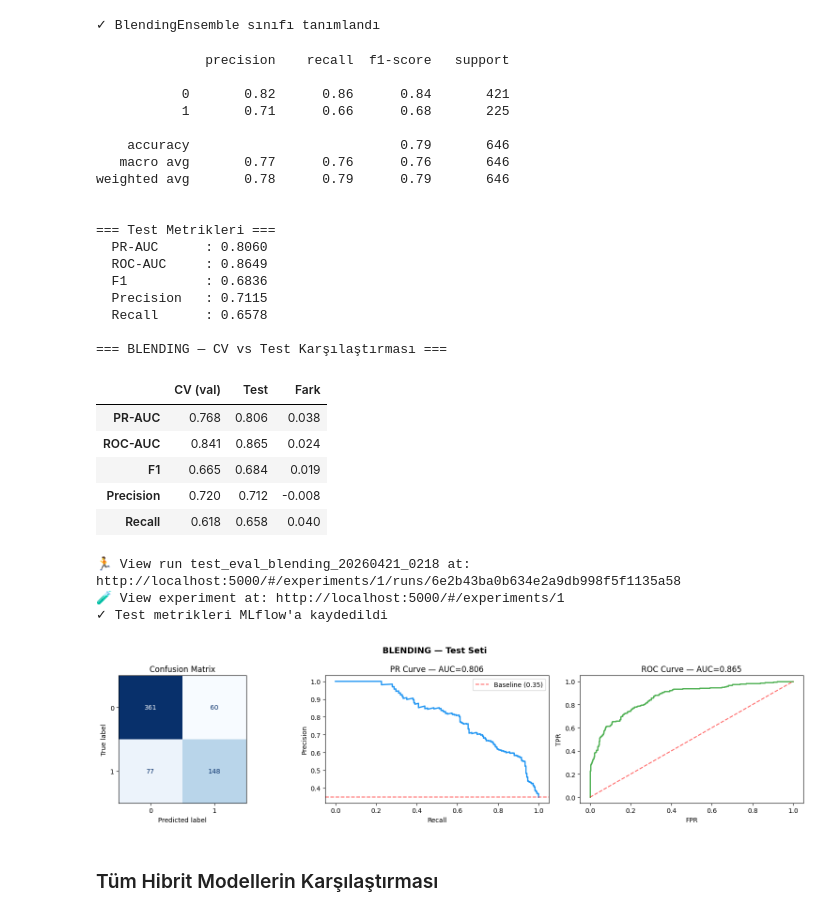
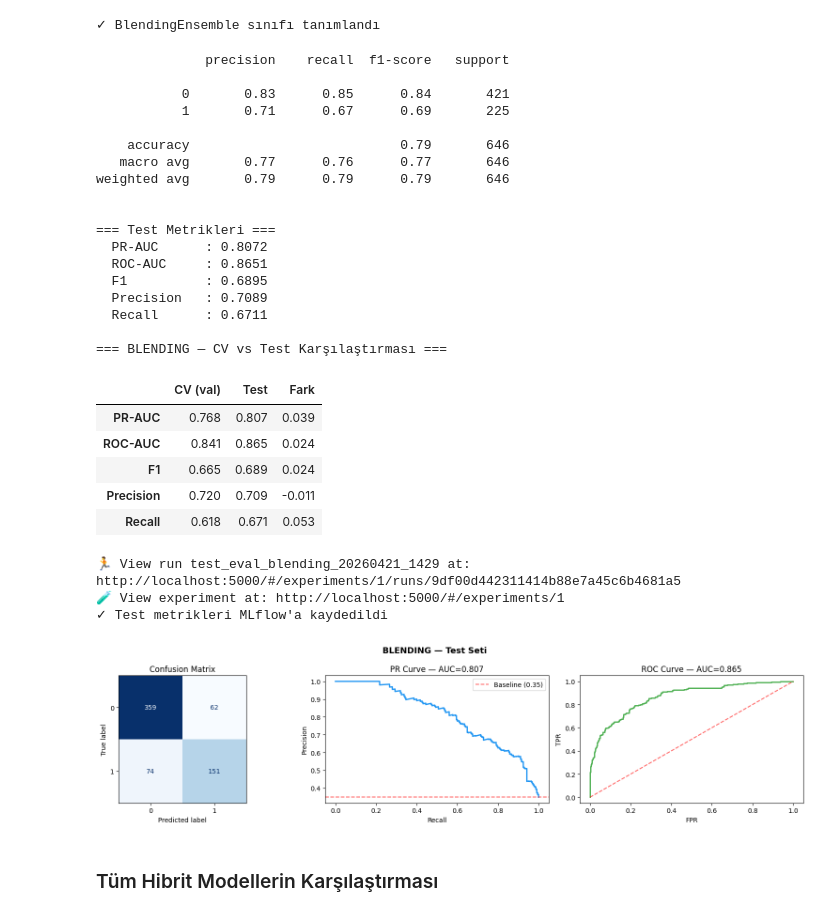
Before and after one commit to UgurIpekduzen/tmdb-hit-classifier, a Jupyter notebook: example.ipynb, the cells around one changed output. Saved outputs shown, nothing was run; the diff lists cells and outputs as text; code cells hidden in the pictures.

```diff
--- a/example.ipynb
+++ b/example.ipynb
@@ -434,12 +435,12 @@ LGBM baseline'da en güçlü performansı gösterdiği için `weights=[2, 1, 1]`
 # %%
 voting_clf = VotingClassifier(
     estimators=[
-        ('lgbm',   make_lgbm()),
-        ('rf',     make_rf()),
-        ('logreg', make_logreg()),
+        ('lgbm',   clone(tuned_models['lgbm'])),
+        ('rf',     clone(tuned_models['rf'])),
+        ('logreg', clone(tuned_models['logreg'])),
     ],
     voting='soft',
-    weights=[2, 1, 1],  # LGBM baseline'da en güçlü → daha yüksek ağırlık
+    weights=[2, 1, 1],
     n_jobs=1,
 )
 voting_clf.fit(X_train, y_train)
@@ -487,8 +488,8 @@ meta-özellik olarak kullanır. Meta-model (LogisticRegression) bu özelliklerde
 # %%
 stacking_clf = StackingClassifier(
     estimators=[
-        ('lgbm', make_lgbm()),
-        ('rf',   make_rf()),
+        ('lgbm', clone(tuned_models['lgbm'])),
+        ('rf',   clone(tuned_models['rf'])),
     ],
     final_estimator=LogisticRegression(C=1.0, max_iter=1000, random_state=RANDOM_STATE),
     cv=5,
@@ -591,49 +592,45 @@ print('✓ BlendingEnsemble sınıfı tanımlandı')
 ✓ BlendingEnsemble sınıfı tanımlandı
 # %%
 blending_clf = BlendingEnsemble(
-    base_models=[
-        ('lgbm',   make_lgbm()),
-        ('rf',     make_rf()),
-        ('logreg', make_logreg()),
-    ],
+    base_models=[(name, clone(tuned_models[name])) for name in tuned_models],
     meta_model=LogisticRegression(C=1.0, max_iter=1000, random_state=RANDOM_STATE),
     blend_ratio=0.2,
     random_state=RANDOM_STATE,
 )
 blending_clf.fit(X_train, y_train)
 
 blending_metrics = evaluate_test(
     blending_clf, X_test, y_test, TASK_TYPE, 'blending',
     cv_metrics=results[best]['val'],
     experiment_name=EXPERIMENT_NAME,
     feature_version=FEATURE_VERSION,
 )
 # %% [output]
               precision    recall  f1-score   support
 
-           0       0.82      0.86      0.84       421
-           1       0.71      0.66      0.68       225
+           0       0.83      0.85      0.84       421
+           1       0.71      0.67      0.69       225
 
     accuracy                           0.79       646
-   macro avg       0.77      0.76      0.76       646
-weighted avg       0.78      0.79      0.79       646
+   macro avg       0.77      0.76      0.77       646
+weighted avg       0.79      0.79      0.79       646
 
 
 === Test Metrikleri ===
-  PR-AUC      : 0.8060
-  ROC-AUC     : 0.8649
-  F1          : 0.6836
-  Precision   : 0.7115
-  Recall      : 0.6578
+  PR-AUC      : 0.8072
+  ROC-AUC     : 0.8651
+  F1          : 0.6895
+  Precision   : 0.7089
+  Recall      : 0.6711
 
 === BLENDING — CV vs Test Karşılaştırması ===
 |  | CV (val) | Test | Fark |
-| PR-AUC | 0.768 | 0.806 | 0.038 |
+| PR-AUC | 0.768 | 0.807 | 0.039 |
 | ROC-AUC | 0.841 | 0.865 | 0.024 |
-| F1 | 0.665 | 0.684 | 0.019 |
-| Precision | 0.720 | 0.712 | -0.008 |
-| Recall | 0.618 | 0.658 | 0.040 |
+| F1 | 0.665 | 0.689 | 0.024 |
+| Precision | 0.720 | 0.709 | -0.011 |
+| Recall | 0.618 | 0.671 | 0.053 |
-🏃 View run test_eval_blending_20260421_0218 at: http://localhost:5000/#/experiments/1/runs/6e2b43ba0b634e2a9db998f5f1135a58
+🏃 View run test_eval_blending_20260421_1429 at: http://localhost:5000/#/experiments/1/runs/9df00d442311414b88e7a45c6b4681a5
 🧪 View experiment at: http://localhost:5000/#/experiments/1
 ✓ Test metrikleri MLflow'a kaydedildi
 [figure]
```
Also changed, not shown: parts of 11 cells of this notebook.
